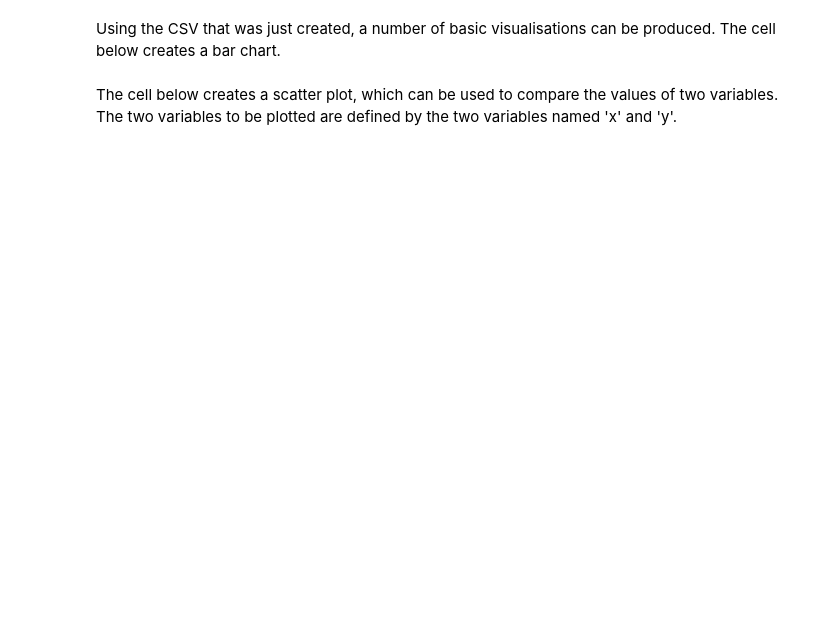
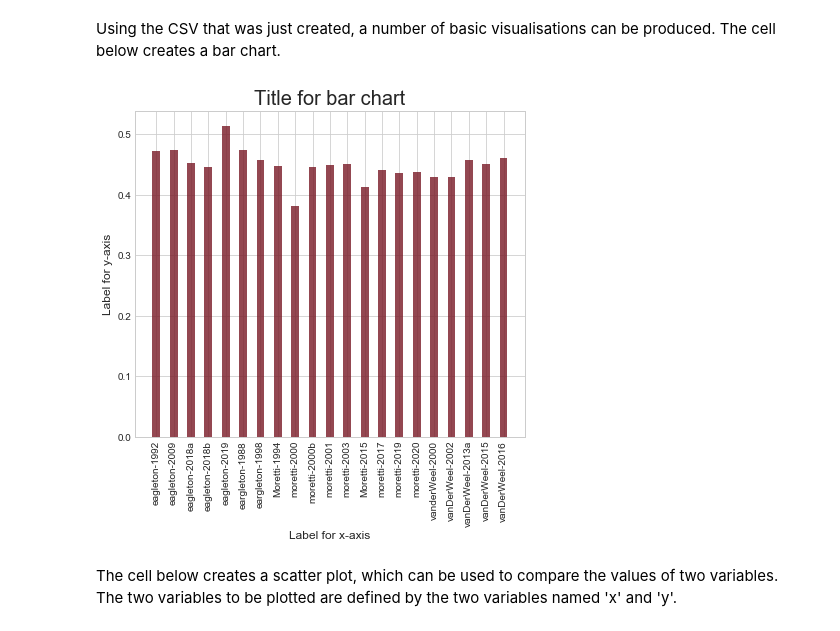
Before and after one commit to peterverhaar/dtdp2020, a Jupyter notebook: ResearchProject/NLTK-Data.ipynb, the cells around one changed output. Cells and saved outputs as stored; diff of their text form; code cells hidden in the pictures; blank space fills up the shorter version.

```diff
--- a/ResearchProject/NLTK-Data.ipynb
+++ b/ResearchProject/NLTK-Data.ipynb
@@ -180,29 +216,31 @@ Using the CSV that was just created, a number of basic visualisations can be pro
 # %%
 %matplotlib inline
 
 import matplotlib.pyplot as plt
 import pandas as pd
 
 df = pd.read_csv( 'nltk.csv' , index_col=False , decimal = '.' )
 
 
 fig = plt.figure( figsize=( 7 ,6 ) )
 ax = plt.axes()
 
 
 bar_width = 0.45
 opacity = 0.8
 
-ax.bar( df['title'] , df['avgSentLength'] , width = bar_width, alpha = opacity , color = '#781926')
+ax.bar( df['title'] , df['ttr'] , width = bar_width, alpha = opacity , color = '#781926')
 
 plt.xticks(rotation= 90)
 
 ax.set_xlabel('Label for x-axis' , fontsize= 12)
 ax.set_ylabel('Label for y-axis' , fontsize = 12 )
 ax.set_title( 'Title for bar chart' , fontsize=20 )
 
 
 plt.show()
+# %% [output]
+[figure, added]
 # %% [markdown]
 The cell below creates a scatter plot, which can be used to compare the values of two variables. The two variables to be plotted are defined by the two variables named 'x' and 'y'.
 # %%
```
Also changed, not shown: parts of 3 cells of this notebook, 1 other file.
